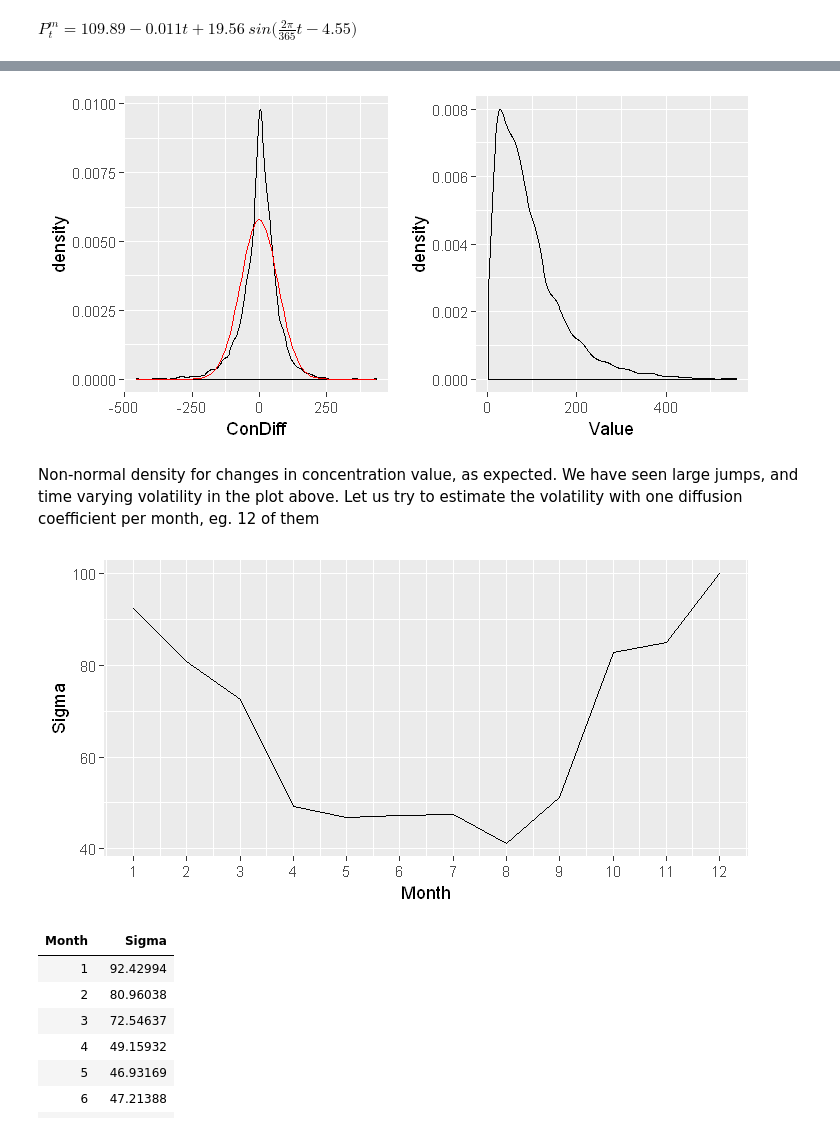
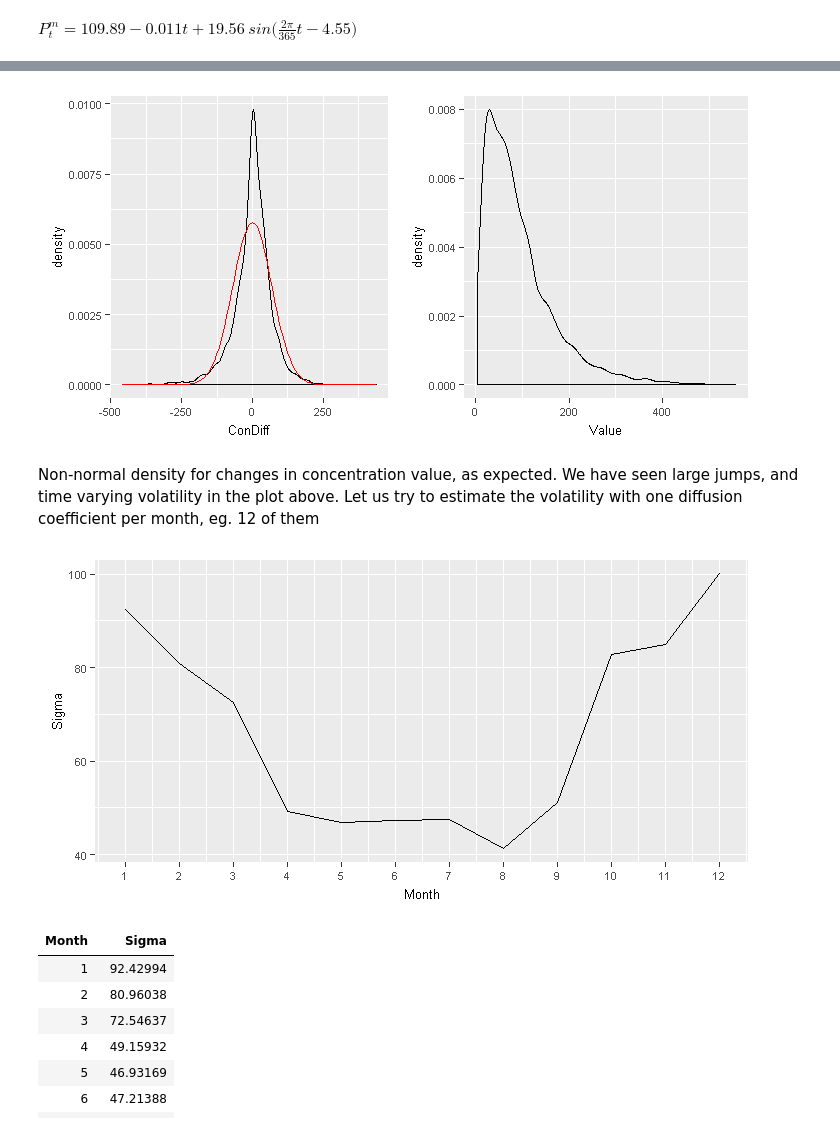
Before and after one commit to sleire/bea513, a Jupyter notebook: pollder/Proof of Concept Air Pollution Derivatives.ipynb, the cells around one changed output, grey strips where cells are left out. Cells and saved outputs as stored; diff of their text form; code cells hidden in the pictures.

```diff
--- a/pollder/Proof of Concept Air Pollution Derivatives.ipynb
+++ b/pollder/Proof of Concept Air Pollution Derivatives.ipynb
@@ -293,14 +321,14 @@ ggplot(dat, aes(x = Date)) +
 dat$ConDiff <- c(0, diff(dat$Value))
 # %%
 # plot daily changes vs normal
-p1 <- ggplot(dat, aes(x=ConDiff)) + geom_density() +
+p1 <- ggplot(dat, aes(x=ConDiff)) + geom_density() + theme(text = element_text(size=8))+
 stat_function(fun = dnorm, args = list(mean = mean(dat$ConDiff), sd = sd(dat$ConDiff)), colour = 'red')
 
-p2 <- ggplot(dat, aes(x=Value)) + geom_density()
+p2 <- ggplot(dat, aes(x=Value)) + geom_density() +theme(text = element_text(size=8))
 
 grid.arrange(p1, p2, ncol = 2)
 # %% [output]
-[figure, old version]
+[figure, new version]
 # %% [markdown]
 Non-normal density for changes in concentration value, as expected. We have seen large jumps, and time varying volatility in
 the plot above. Let us try to estimate the volatility with one diffusion coefficient per month, eg. 12 of them
@@ -315,9 +343,10 @@ for (i in 1:12){
 
 # report as data frame
 sig_dat <- data.frame(Month = 1:12, Sigma =sig)
-ggplot(sig_dat, aes(x = Month, y = Sigma)) + geom_line() + scale_x_continuous(breaks=1:12)
+ggplot(sig_dat, aes(x = Month, y = Sigma)) + geom_line() + scale_x_continuous(breaks=1:12) +
+theme(text = element_text(size=8))
 # %% [output]
-[figure, old version]
+[figure, new version]
 # %%
 sig_dat
 # %% [output]
```
Also changed, not shown: parts of 6 cells of this notebook, 1 other file.
